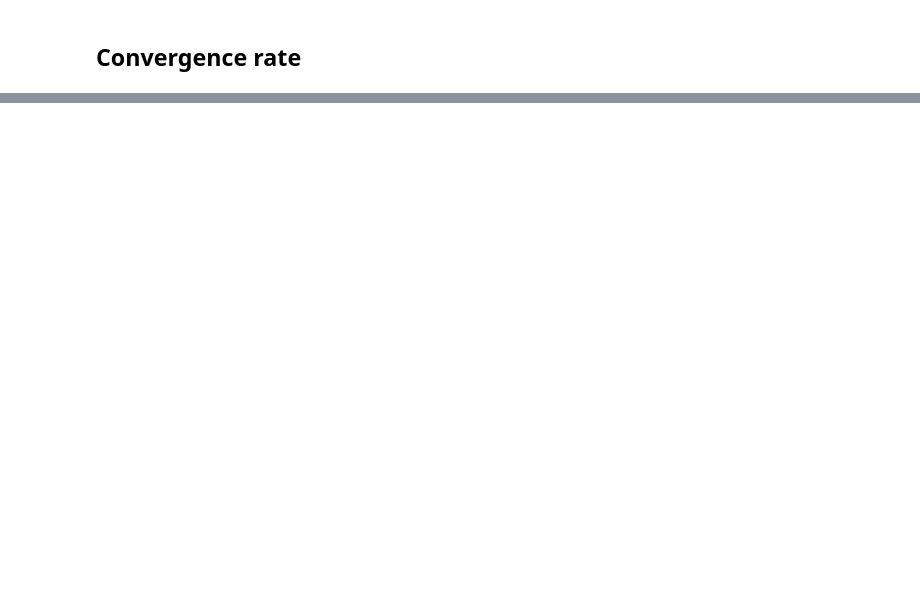
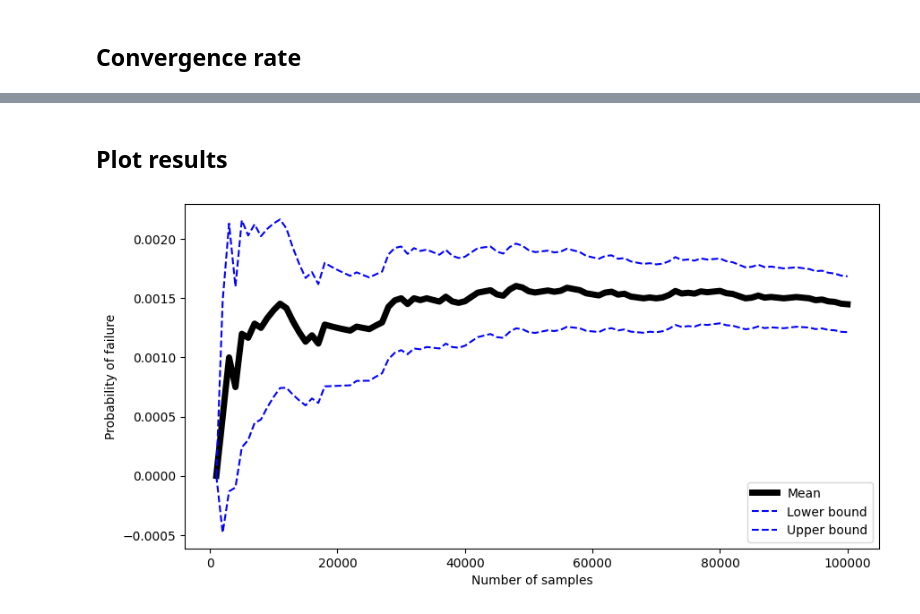
Before and after one commit to Pesquisa-UFCAT/parepy, a Jupyter notebook: 008_convergence_probability_failure.ipynb, the cells around one changed output, grey strips where cells are left out. Drawn from its saved outputs; the diff is of its cells as text; code cells hidden in the pictures; blank space fills up the shorter version.

```diff
--- a/008_convergence_probability_failure.ipynb
+++ b/008_convergence_probability_failure.ipynb
@@ -61,0 +78,14 @@ x, m, l, u, var = convergence_probability_failure(results, 'I_0')
+# %% [markdown]
+## Plot results
+# %%
+plt.figure(figsize=(10, 5))
+plt.plot(x, m, label='Mean', color='black', linewidth=5)
+plt.plot(x, l, label='Lower bound', linestyle='--', color='blue')
+plt.plot(x, u, label='Upper bound', linestyle='--', color='blue')
+
+plt.xlabel('Number of samples')
+plt.ylabel('Probability of failure')
+plt.legend()
+plt.show()
+# %% [output]
+[figure, added]
```
Also changed, not shown: parts of 4 cells of this notebook.
